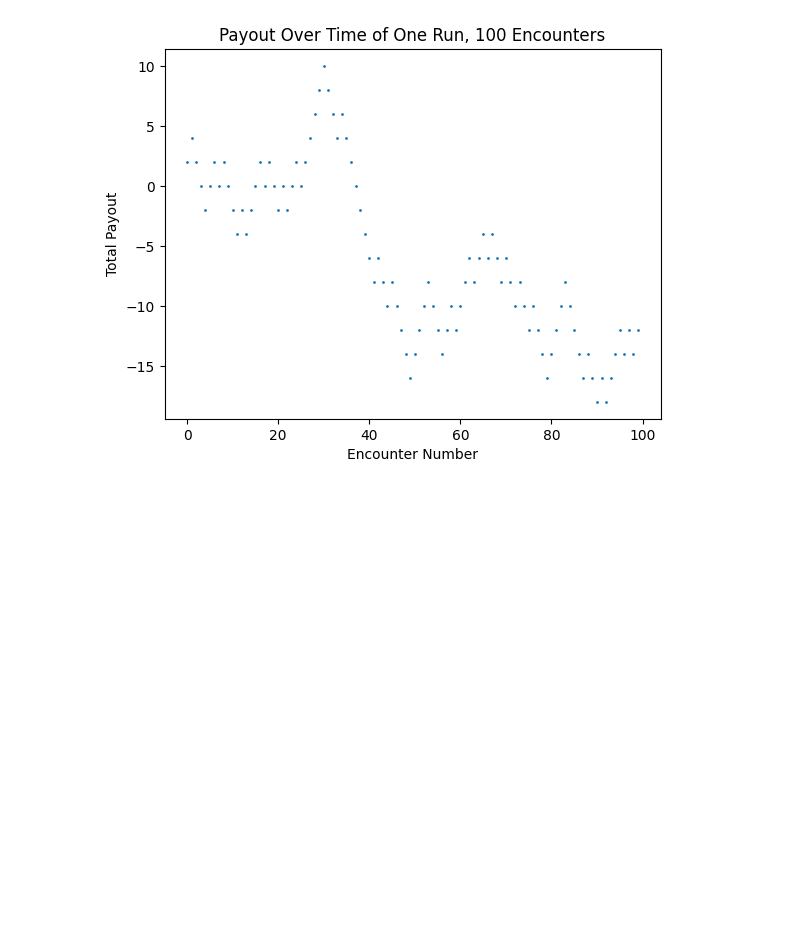
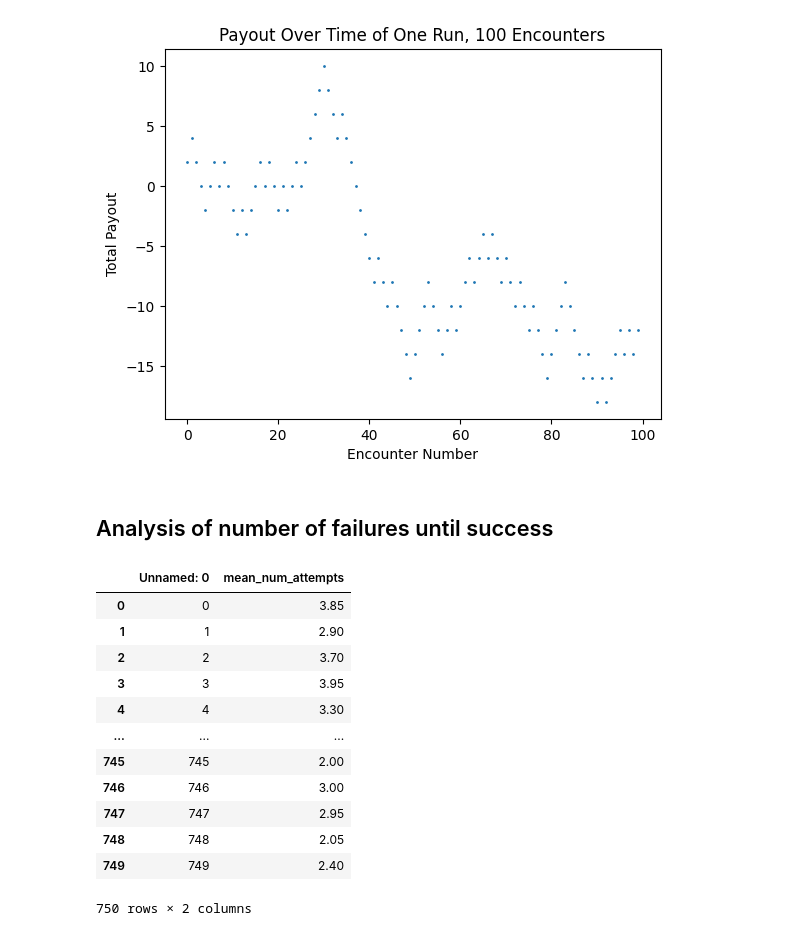
Before and after one commit to catherinehuang82/cs262project, a Jupyter notebook: analysis.ipynb, the cells around one changed output. Drawn from its saved outputs; the diff is of its cells as text; code cells hidden in the pictures; blank space fills up the shorter version.

```diff
--- a/analysis.ipynb
+++ b/analysis.ipynb
@@ -44,3 +44,23 @@ plt.title('Payout Over Time of One Run, 100 Encounters')
 # %% [output]
 Text(0.5, 1.0, 'Payout Over Time of One Run, 100 Encounters')
 [figure]
+# %% [markdown]
+## Analysis of number of failures until success
+# %%
+df0_fail = pd.read_csv('logs_failures/game0/game_log_aggregate_failures_0.csv')
+
+df0_fail
+# %% [output]
+|  | Unnamed: 0 | mean_num_attempts |
+| 0 | 0 | 3.85 |
+| 1 | 1 | 2.90 |
+| 2 | 2 | 3.70 |
+| 3 | 3 | 3.95 |
+| 4 | 4 | 3.30 |
+| ... | ... | ... |
+| 745 | 745 | 2.00 |
+| 746 | 746 | 3.00 |
+| 747 | 747 | 2.95 |
+| 748 | 748 | 2.05 |
+| 749 | 749 | 2.40 |
+750 rows × 2 columns
```
Also changed, not shown: parts of 2 cells of this notebook.
